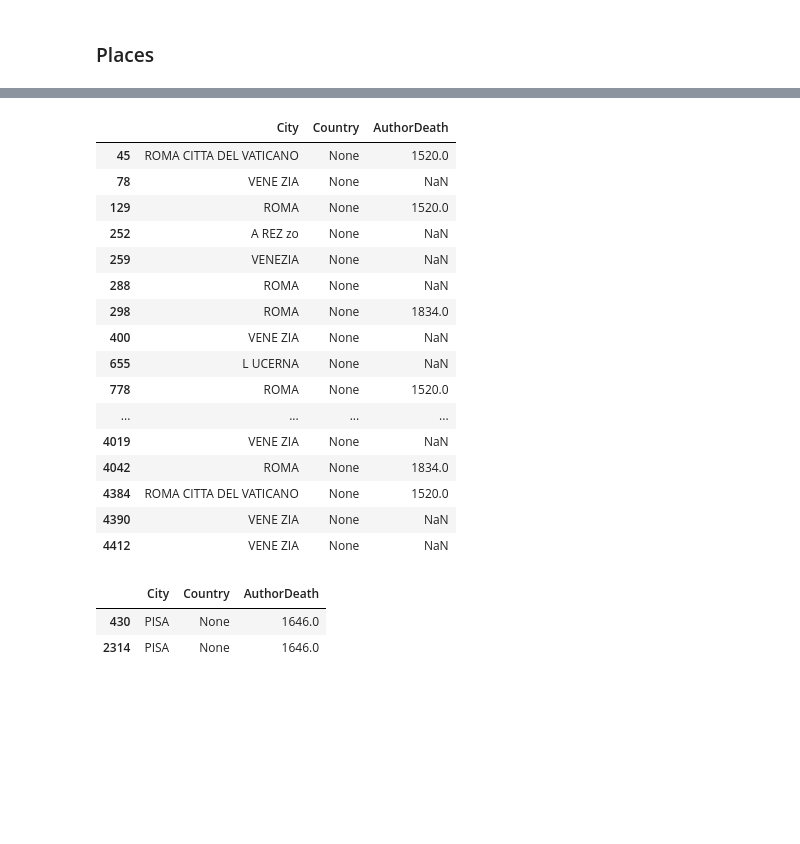
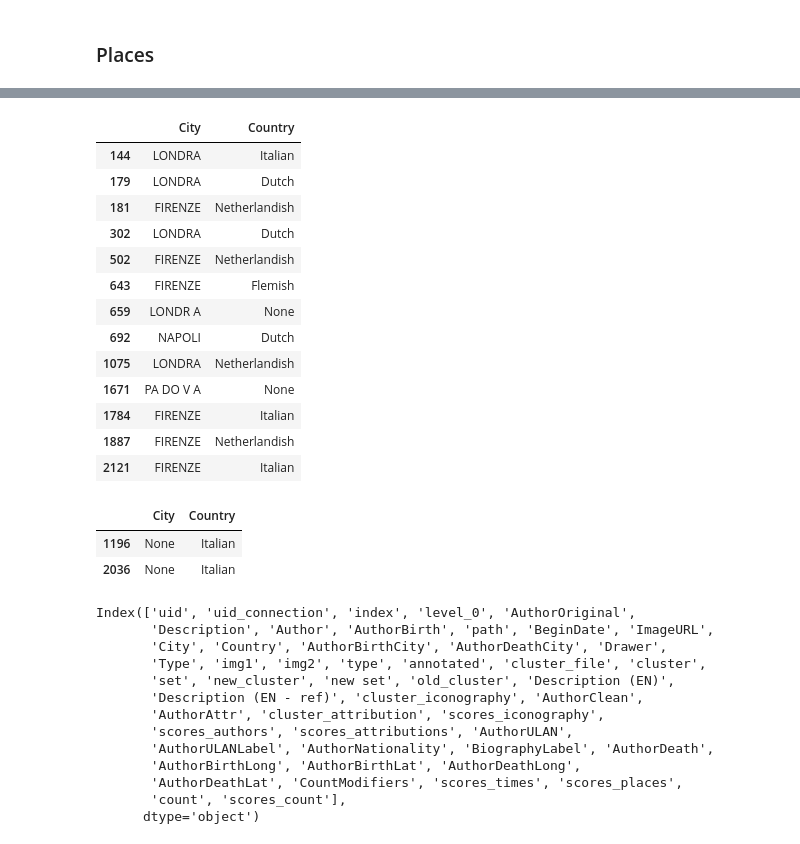
Before and after one commit to ludovicaschaerf/Cini_TDA, a Jupyter notebook: notebooks/Morphograph.ipynb, the cells around one changed output, grey strips where cells are left out. Saved outputs shown, nothing was run; the diff lists cells and outputs as text; code cells hidden in the pictures; blank space fills up the shorter version.

Commit message:
lots of changes, plots for model and clusters especially, sorting methods

```diff
--- a/notebooks/Morphograph.ipynb
+++ b/notebooks/Morphograph.ipynb
@@ -278,4 +275,6 @@ ALBANI, Francesco    15
 Name: AuthorClean, dtype: int64
+# %%
+positives['scores_authors'] = positives['cluster'].apply(lambda x: scores_authors[x] if x in scores_authors.keys() else 0)
 # %% [markdown]
 ### Author attributions
 # %%
@@ -329,5 +328,5 @@ positives.head()
 5 rows × 33 columns
 # %%
-scores_attributions = {cluster: np.around(content['cluster_attribution'].nunique() / content.shape[0] + (content.shape[0] * 0.005),2) for cluster, content in positives.groupby('cluster') if content.shape[0] > 1}
+scores_attributions = {cluster: np.around(content['cluster_attribution'].nunique() - (content.shape[0] * 0.05),2) for cluster, content in positives.groupby('cluster') if content.shape[0] > 1}
 list(scores_attributions.items())[:20]
 # %% [output]
@@ -366,4 +366,6 @@ Original    15
 Name: AuthorAttr, dtype: int64
+# %%
+positives['scores_attributions'] = positives['cluster'].apply(lambda x: scores_attributions[x] if x in scores_attributions.keys() else 0)
 # %% [markdown]
 ### Time difference
 # %%
@@ -448,4 +451,6 @@ positives_extra[positives_extra['cluster'] == list(scores_times.keys())[np.argmi
 Name: BeginDate, dtype: int64
+# %%
+positives_extra['scores_times'] = positives_extra['cluster'].apply(lambda x: scores_times[x]  if x in scores_times.keys() else 0)
 # %% [markdown]
 ### Places
 # %%
@@ -475,26 +480,23 @@ list(scores_place.items())[:20]
 # %%
-positives_extra[positives_extra['cluster'] == list(scores_place.keys())[np.argmax(list(scores_place.values()))]][['City', 'Country', 'AuthorDeath']]#['BeginDate'].value_counts()
+positives_extra[positives_extra['cluster'] == list(scores_place.keys())[np.argmax(list(scores_place.values()))]][['City', 'Country']]#['BeginDate'].value_counts()
 # %% [output]
-|  | City | Country | AuthorDeath |
-| 45 | ROMA CITTA DEL VATICANO | None | 1520.0 |
-| 78 | VENE ZIA | None | NaN |
-| 129 | ROMA | None | 1520.0 |
-| 252 | A REZ zo | None | NaN |
-| 259 | VENEZIA | None | NaN |
-| 288 | ROMA | None | NaN |
-| 298 | ROMA | None | 1834.0 |
-| 400 | VENE ZIA | None | NaN |
-| 655 | L UCERNA | None | NaN |
-| 778 | ROMA | None | 1520.0 |
-| ... | ... | ... | ... |
-| 4019 | VENE ZIA | None | NaN |
-| 4042 | ROMA | None | 1834.0 |
-| 4384 | ROMA CITTA DEL VATICANO | None | 1520.0 |
-| 4390 | VENE ZIA | None | NaN |
-| 4412 | VENE ZIA | None | NaN |
+|  | City | Country |
+| 144 | LONDRA | Italian |
+| 179 | LONDRA | Dutch |
+| 181 | FIRENZE | Netherlandish |
+| 302 | LONDRA | Dutch |
+| 502 | FIRENZE | Netherlandish |
+| 643 | FIRENZE | Flemish |
+| 659 | LONDR A | None |
+| 692 | NAPOLI | Dutch |
+| 1075 | LONDRA | Netherlandish |
+| 1671 | PA DO V A | None |
+| 1784 | FIRENZE | Italian |
+| 1887 | FIRENZE | Netherlandish |
+| 2121 | FIRENZE | Italian |
 # %%
-positives_extra[positives_extra['cluster'] == list(scores_place.keys())[np.argmin(list(scores_place.values()))]][['City', 'Country', 'AuthorDeath']]#['BeginDate'].value_counts()
+positives_extra[positives_extra['cluster'] == list(scores_place.keys())[np.argmin(list(scores_place.values()))]][['City', 'Country', ]]#['BeginDate'].value_counts()
 # %% [output]
-|  | City | Country | AuthorDeath |
-| 430 | PISA | None | 1646.0 |
-| 2314 | PISA | None | 1646.0 |
+|  | City | Country |
+| 1196 | None | Italian |
+| 2036 | None | Italian |
@@ -502,0 +510,16 @@ positives_extra[positives_extra['cluster'] == list(scores_place.keys())[np.argmi
+# %%
+positives_extra.columns
+# %% [output]
+Index(['uid', 'uid_connection', 'index', 'level_0', 'AuthorOriginal',
+       'Description', 'Author', 'AuthorBirth', 'path', 'BeginDate', 'ImageURL',
+       'City', 'Country', 'AuthorBirthCity', 'AuthorDeathCity', 'Drawer',
+       'Type', 'img1', 'img2', 'type', 'annotated', 'cluster_file', 'cluster',
+       'set', 'new_cluster', 'new set', 'old_cluster', 'Description (EN)',
+       'Description (EN - ref)', 'cluster_iconography', 'AuthorClean',
+       'AuthorAttr', 'cluster_attribution', 'scores_iconography',
+       'scores_authors', 'scores_attributions', 'AuthorULAN',
+       'AuthorULANLabel', 'AuthorNationality', 'BiographyLabel', 'AuthorDeath',
+       'AuthorBirthLong', 'AuthorBirthLat', 'AuthorDeathLong',
+       'AuthorDeathLat', 'CountModifiers', 'scores_times', 'scores_places',
+       'count', 'scores_count'],
+      dtype='object')
```
Also changed, not shown: parts of 37 cells of this notebook, 9 other files.
